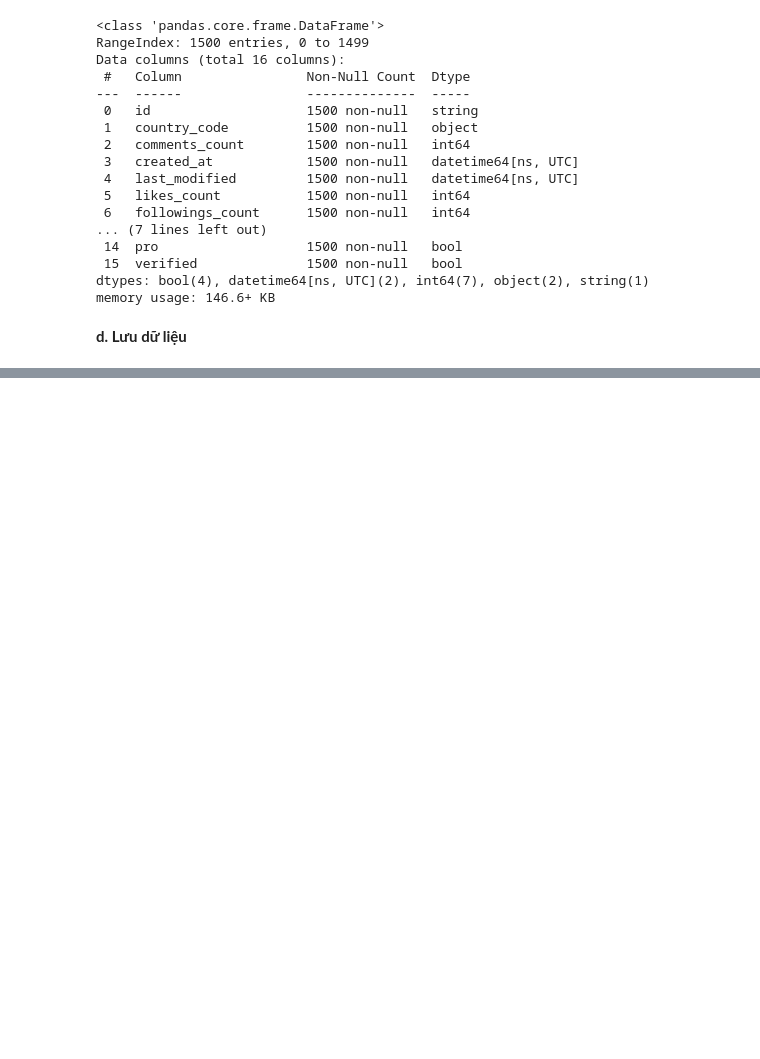
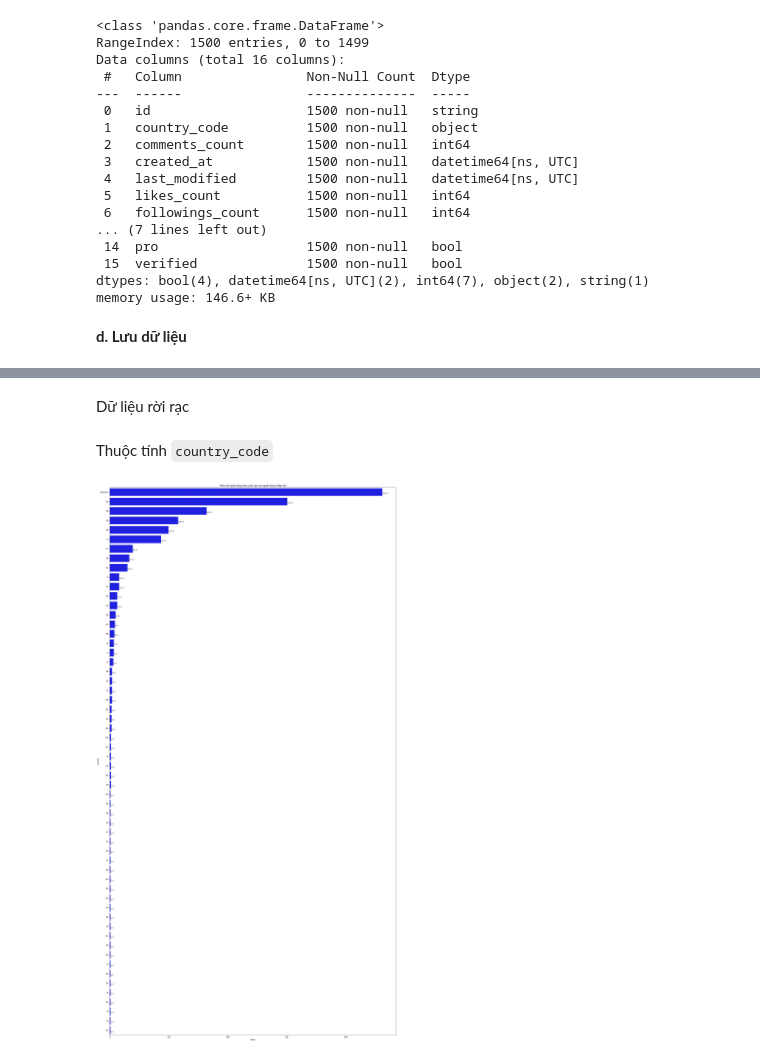
Before and after one commit to trile101/Project2_DataAnalysis_Soundcloud, a Jupyter notebook: User/User.ipynb, the cells around one changed output, grey strips where cells are left out. Drawn from its saved outputs; the diff is of its cells as text; code cells hidden in the pictures; blank space fills up the shorter version.

```diff
--- a/User/User.ipynb
+++ b/User/User.ipynb
@@ -415,0 +482,42 @@ new_users.to_csv("New_Users.csv", index=False)
+# %% [markdown]
+Dữ liệu rời rạc
+# %% [markdown]
+Thuộc tính `country_code`
+# %%
+g_data = []
+countries = data["country_code"].unique()
+
+for country in countries:
+    temp = data.loc[data["country_code"]==country]
+    g_data.append(temp.shape[0])
+
+temp_data = {"country": countries, "value": g_data}
+t = pd.DataFrame(temp_data)
+# %%
+t = t.sort_values(by=['value'], ascending=True)
+# Figure Size
+fig, ax = plt.subplots(figsize = (28, 55))
+
+temp = []
+count = 0
+i = 0
+while (count < 209):
+    i = i + 6
+    count = count + 1
+    temp.append(i)
+
+sns.barplot(x=t["value"], y=t["country"], color='blue')
+
+
+# # Horizontal Bar Plot
+ax.grid(b = True, color ='grey',linestyle ='-.', linewidth = 0.2, alpha = 0.1)
+
+ax.invert_yaxis()
+for i in ax.patches:
+    plt.text(i.get_width()+0.2, i.get_y()+0.2,str(round((i.get_width()), 2)),fontsize = 10, fontweight ='bold',color ='grey')
+
+ax.set_title('Phân bố người dùng theo quốc gia mà người dùng nhập vào')
+
+plt.show()
+# %% [output]
+[figure, added]
```
Also changed, not shown: parts of 40 cells of this notebook.
